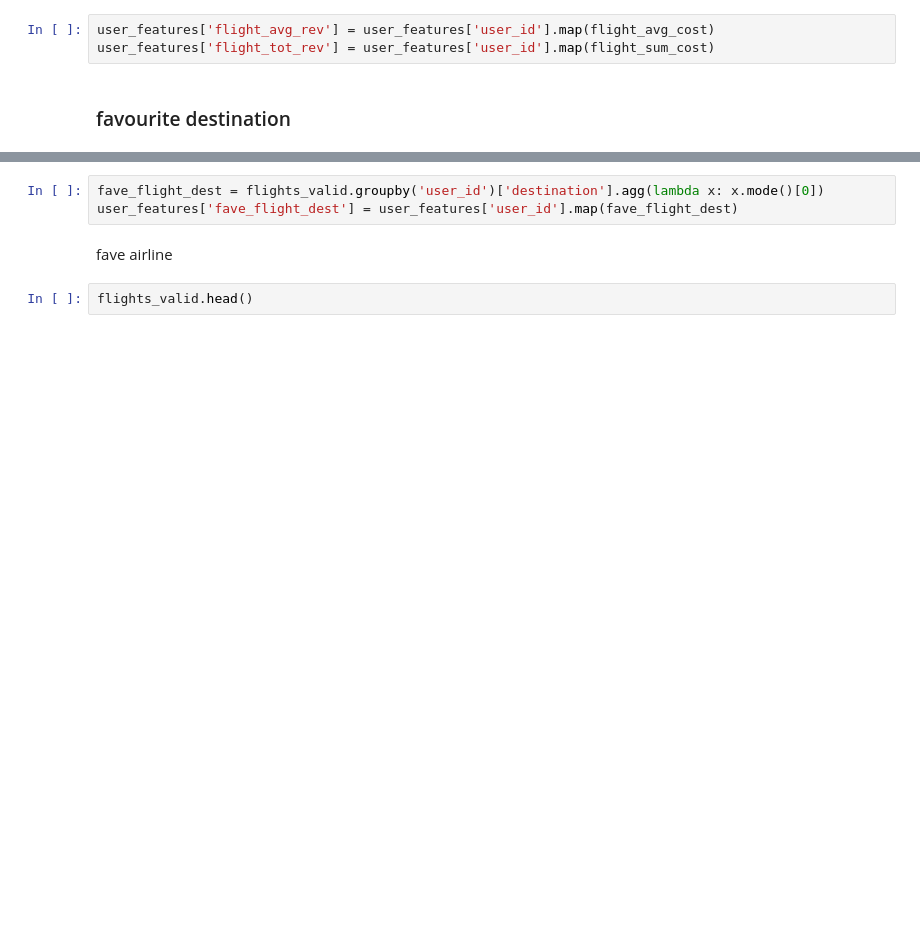
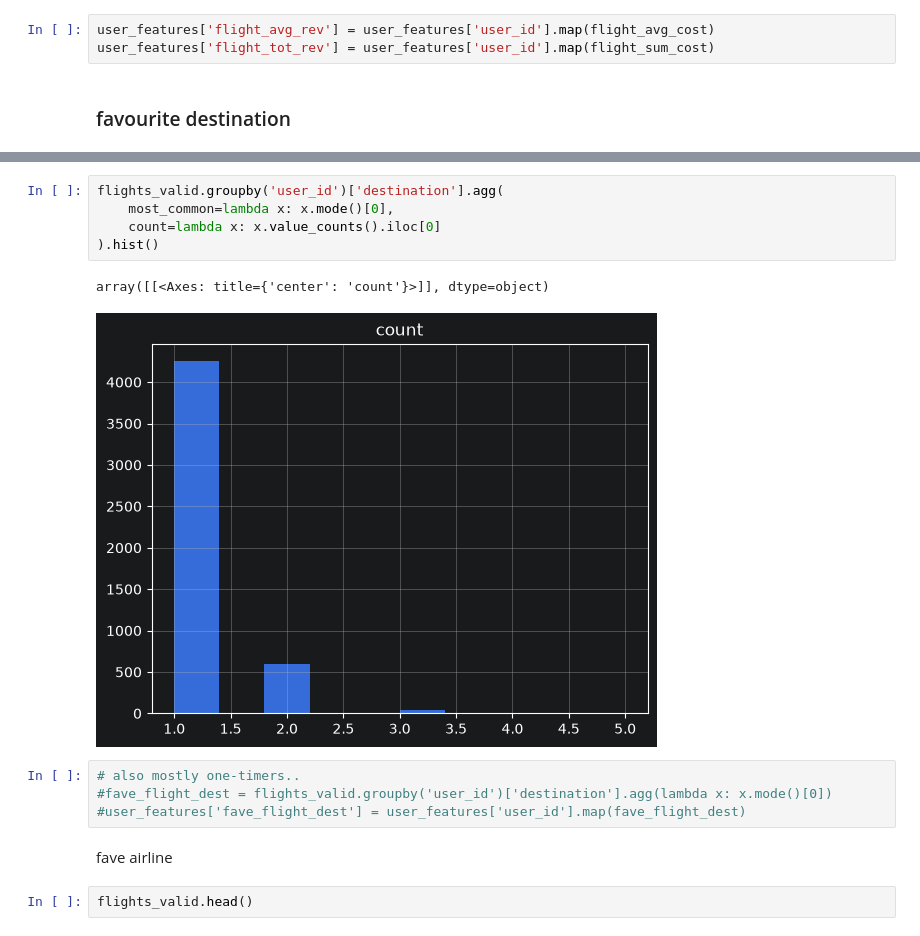
Before and after one commit to ka-katrin/TravelTide_Clustering, a Jupyter notebook: FeatureEngineering.ipynb, the cells around one changed output, grey strips where cells are left out. Drawn from its saved outputs; the diff is of its cells as text; blank space fills up the shorter version.

```diff
--- a/FeatureEngineering.ipynb
+++ b/FeatureEngineering.ipynb
@@ -265,9 +294,18 @@ user_id
 801660      chicago
 811077       fresno
 Name: destination, Length: 4891, dtype: str
-# %%
-fave_flight_dest = flights_valid.groupby('user_id')['destination'].agg(lambda x: x.mode()[0])
-user_features['fave_flight_dest'] = user_features['user_id'].map(fave_flight_dest)
+# %%
+flights_valid.groupby('user_id')['destination'].agg(
+    most_common=lambda x: x.mode()[0],
+    count=lambda x: x.value_counts().iloc[0]
+).hist()
+# %% [output]
+array([[<Axes: title={'center': 'count'}>]], dtype=object)
+[figure, added]
+# %%
+# also mostly one-timers..
+#fave_flight_dest = flights_valid.groupby('user_id')['destination'].agg(lambda x: x.mode()[0])
+#user_features['fave_flight_dest'] = user_features['user_id'].map(fave_flight_dest)
 # %% [markdown]
 fave airline
 # %%
```
Also changed, not shown: parts of 19 cells of this notebook.
